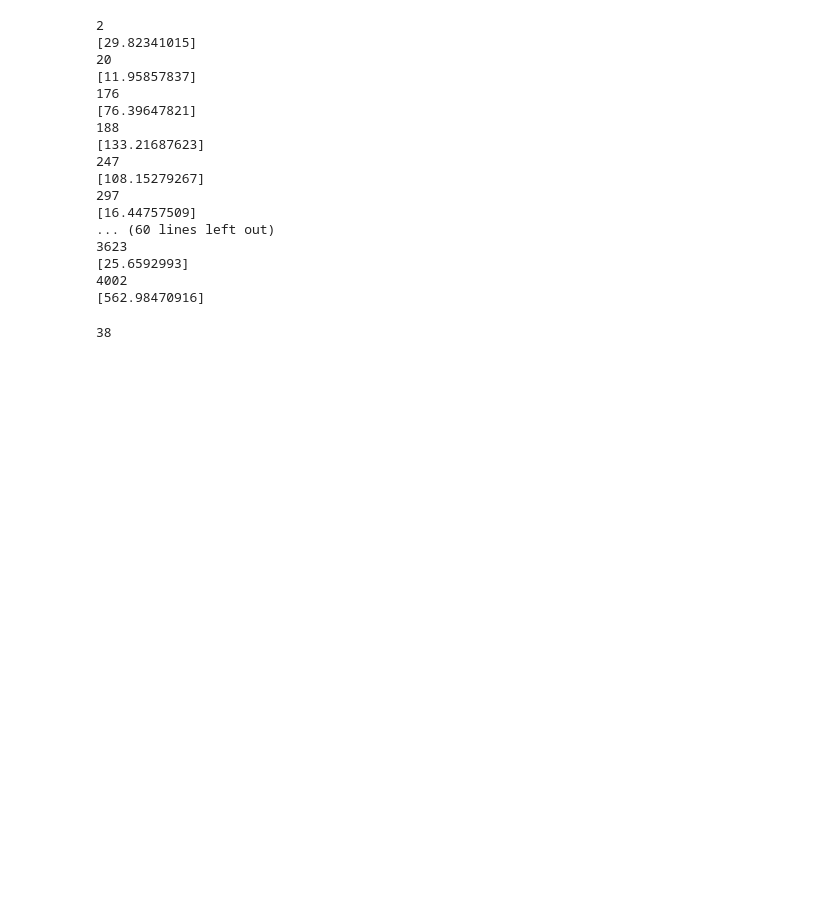
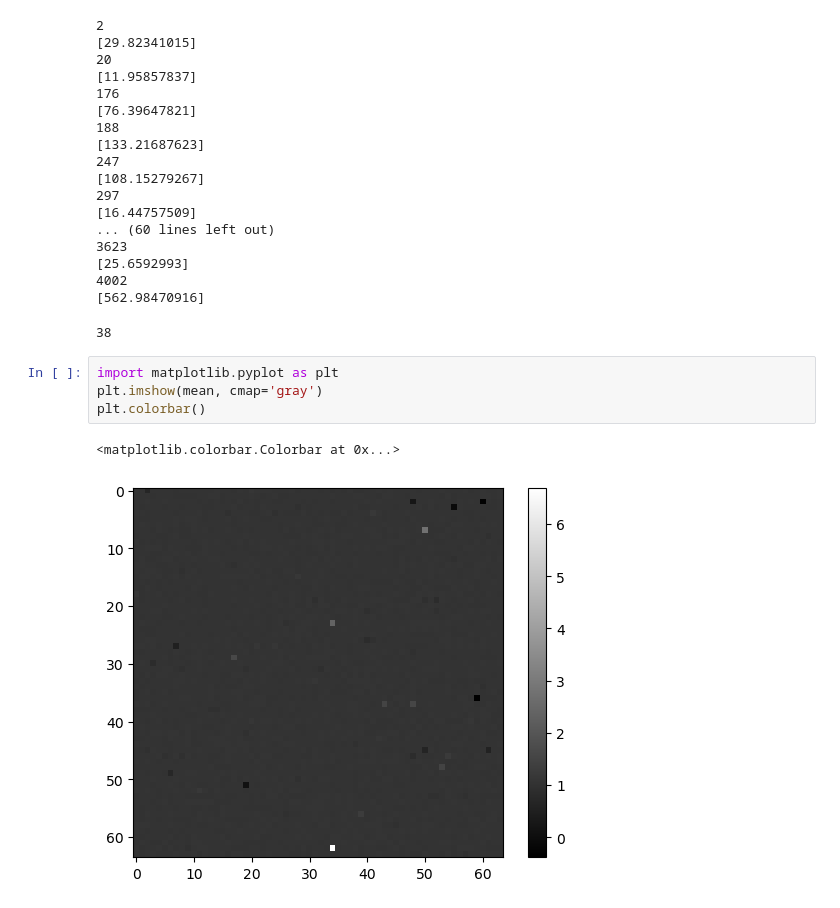
Before and after one commit to rdsza/RobustEstimators, a Jupyter notebook: Image_alg.ipynb, the cells around one changed output. Saved outputs shown, nothing was run; the diff lists cells and outputs as text; blank space fills up the shorter version.

```diff
--- a/Image_alg.ipynb
+++ b/Image_alg.ipynb
@@ -191,3 +191,10 @@ vals
 4002
 [562.98470916]
 38
+# %%
+import matplotlib.pyplot as plt
+plt.imshow(mean, cmap='gray')
+plt.colorbar()
+# %% [output]
+<matplotlib.colorbar.Colorbar at 0x...>
+[figure, added]
```
Also changed, not shown: parts of 1 cell of this notebook.
